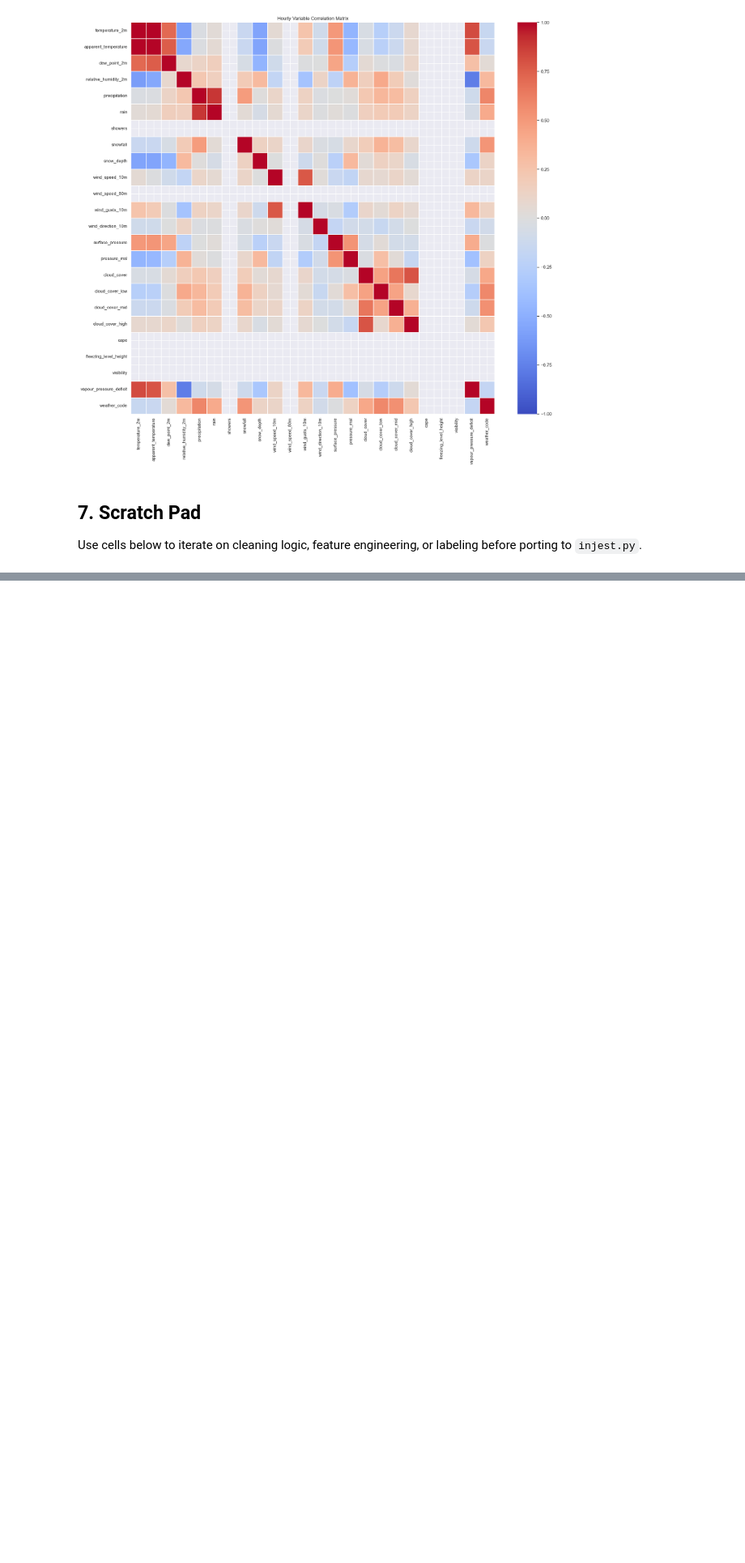
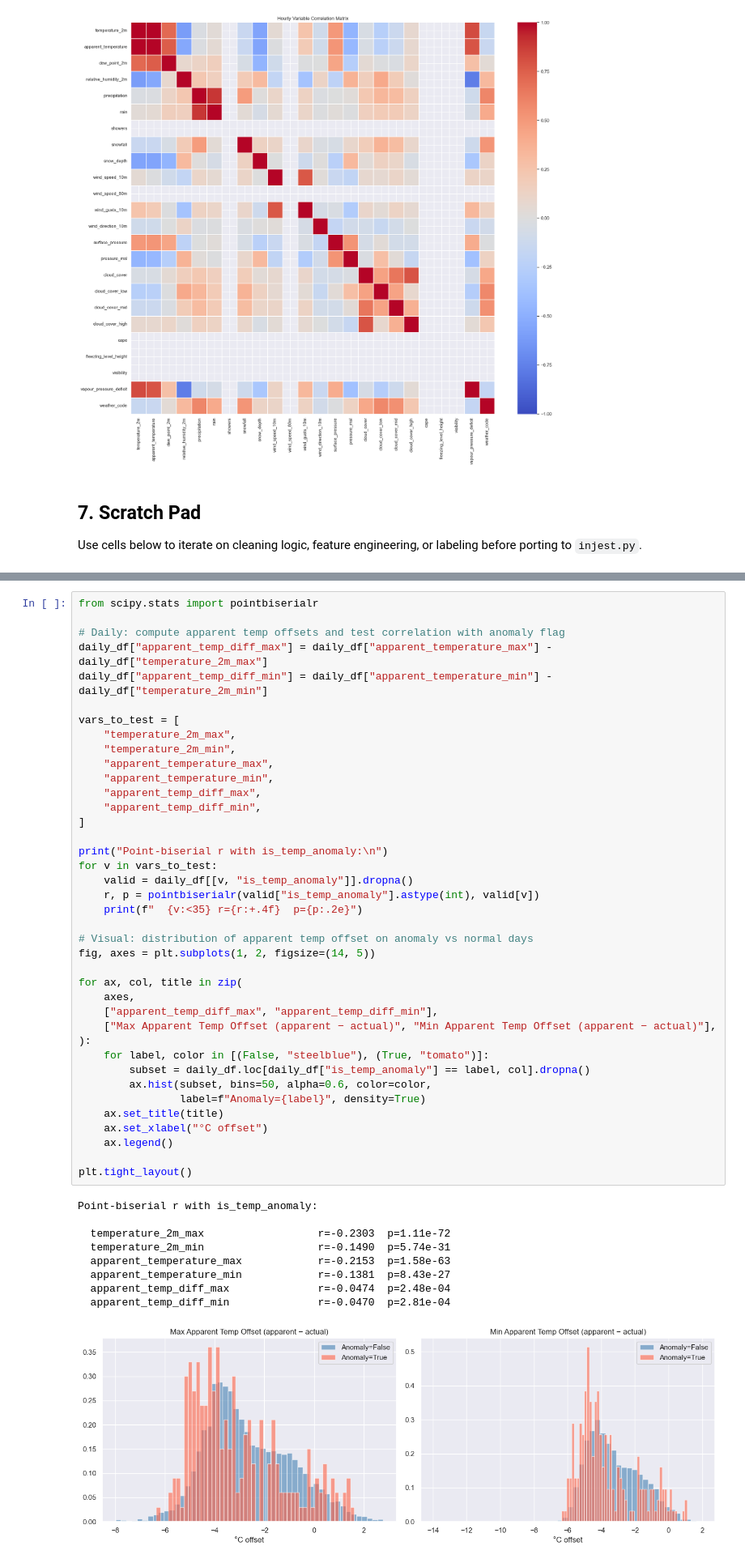
Before and after one commit to Tyler-oc/weather-anomaly-, a Jupyter notebook: notebooks/exploration.ipynb, the cells around one changed output, grey strips where cells are left out. Shown at 81% size. Cells and saved outputs as stored; diff of their text form; blank space fills up the shorter version.

```diff
--- a/notebooks/exploration.ipynb
+++ b/notebooks/exploration.ipynb
@@ -302,0 +349,49 @@ Use cells below to iterate on cleaning logic, feature engineering, or labeling b
+# %%
+from scipy.stats import pointbiserialr
+
+# Daily: compute apparent temp offsets and test correlation with anomaly flag
+daily_df["apparent_temp_diff_max"] = daily_df["apparent_temperature_max"] - daily_df["temperature_2m_max"]
+daily_df["apparent_temp_diff_min"] = daily_df["apparent_temperature_min"] - daily_df["temperature_2m_min"]
+
+vars_to_test = [
+    "temperature_2m_max",
+    "temperature_2m_min",
+    "apparent_temperature_max",
+    "apparent_temperature_min",
+    "apparent_temp_diff_max",
+    "apparent_temp_diff_min",
+]
+
+print("Point-biserial r with is_temp_anomaly:\n")
+for v in vars_to_test:
+    valid = daily_df[[v, "is_temp_anomaly"]].dropna()
+    r, p = pointbiserialr(valid["is_temp_anomaly"].astype(int), valid[v])
+    print(f"  {v:<35} r={r:+.4f}  p={p:.2e}")
+
+# Visual: distribution of apparent temp offset on anomaly vs normal days
+fig, axes = plt.subplots(1, 2, figsize=(14, 5))
+
+for ax, col, title in zip(
+    axes,
+    ["apparent_temp_diff_max", "apparent_temp_diff_min"],
+    ["Max Apparent Temp Offset (apparent − actual)", "Min Apparent Temp Offset (apparent − actual)"],
+):
+    for label, color in [(False, "steelblue"), (True, "tomato")]:
+        subset = daily_df.loc[daily_df["is_temp_anomaly"] == label, col].dropna()
+        ax.hist(subset, bins=50, alpha=0.6, color=color,
+                label=f"Anomaly={label}", density=True)
+    ax.set_title(title)
+    ax.set_xlabel("°C offset")
+    ax.legend()
+
+plt.tight_layout()
+# %% [output]
+Point-biserial r with is_temp_anomaly:
+
+  temperature_2m_max                  r=-0.2303  p=1.11e-72
+  temperature_2m_min                  r=-0.1490  p=5.74e-31
+  apparent_temperature_max            r=-0.2153  p=1.58e-63
+  apparent_temperature_min            r=-0.1381  p=8.43e-27
+  apparent_temp_diff_max              r=-0.0474  p=2.48e-04
+  apparent_temp_diff_min              r=-0.0470  p=2.81e-04
+[figure, added]
```
Also changed, not shown: parts of 15 cells of this notebook, 1 other file.
